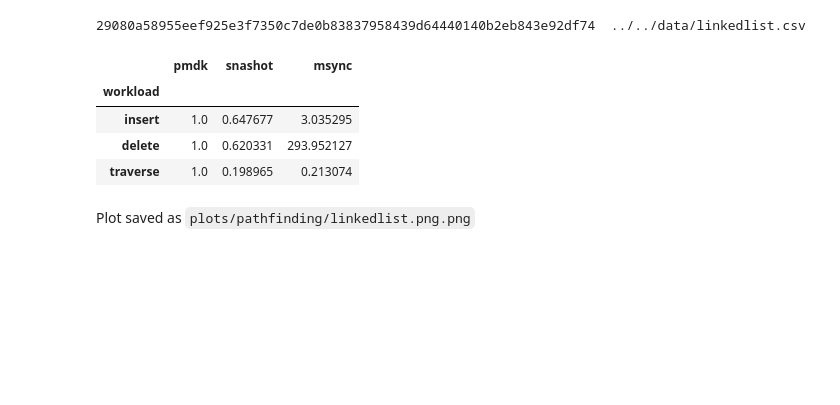
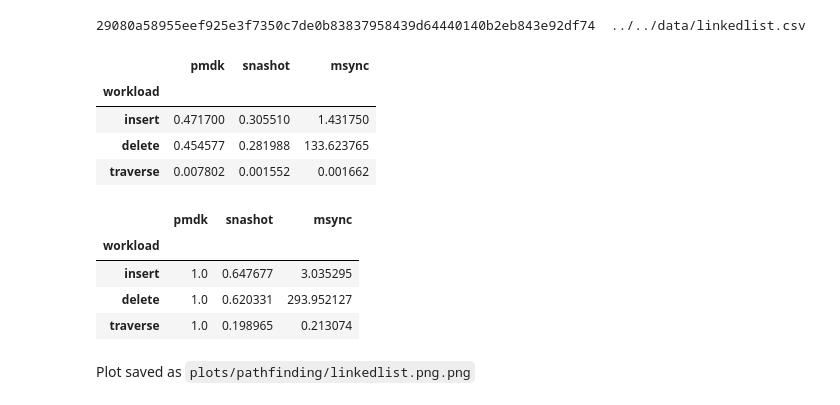
Before and after one commit to NVSL/snapshot-public, a Jupyter notebook: src/scripts/linkedlist.ipynb, the cells around one changed output. Cells and saved outputs as stored; diff of their text form; code cells hidden in the pictures; blank space fills up the shorter version.

```diff
--- a/src/scripts/linkedlist.ipynb
+++ b/src/scripts/linkedlist.ipynb
@@ -42,6 +42,14 @@ dataf = "../../data/linkedlist.csv"
 df = pd.read_csv(dataf, index_col=None)
 df = df.set_index('workload')
 df = df/10**9
+# %%
+df
+# %% [output]
+|  | pmdk | snashot | msync |
+| workload |  |  |  |
+| insert | 0.471700 | 0.305510 | 1.431750 |
+| delete | 0.454577 | 0.281988 | 133.623765 |
+| traverse | 0.007802 | 0.001552 | 0.001662 |
 # %%
 pmdk_col = df['pmdk']
 df_norm = df.copy(deep=True)
```
Also changed, not shown: 12 other files.
